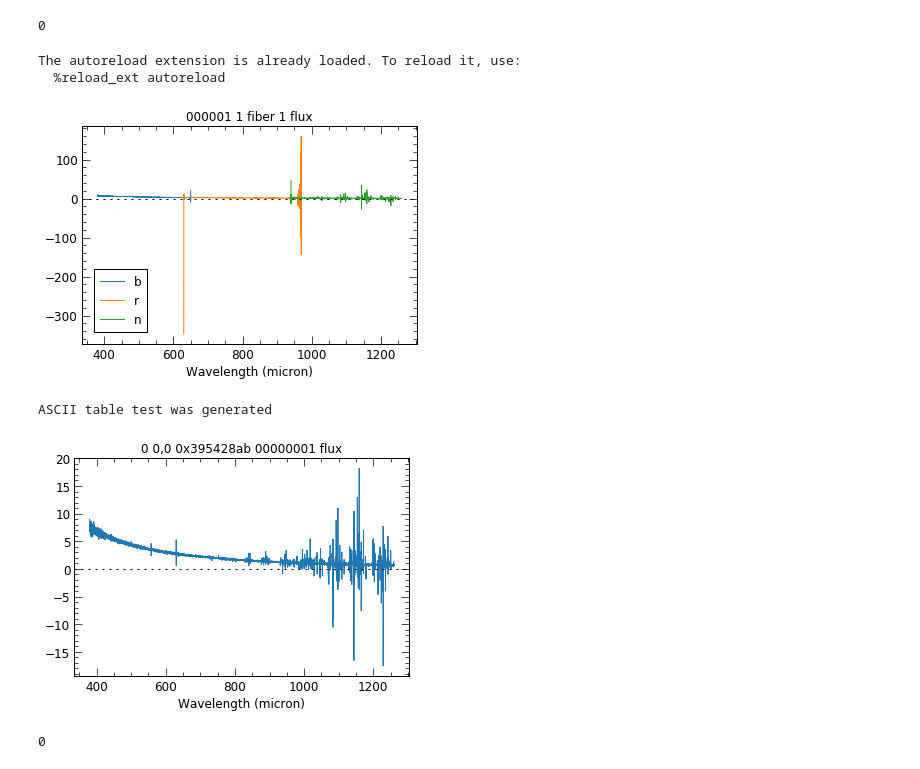
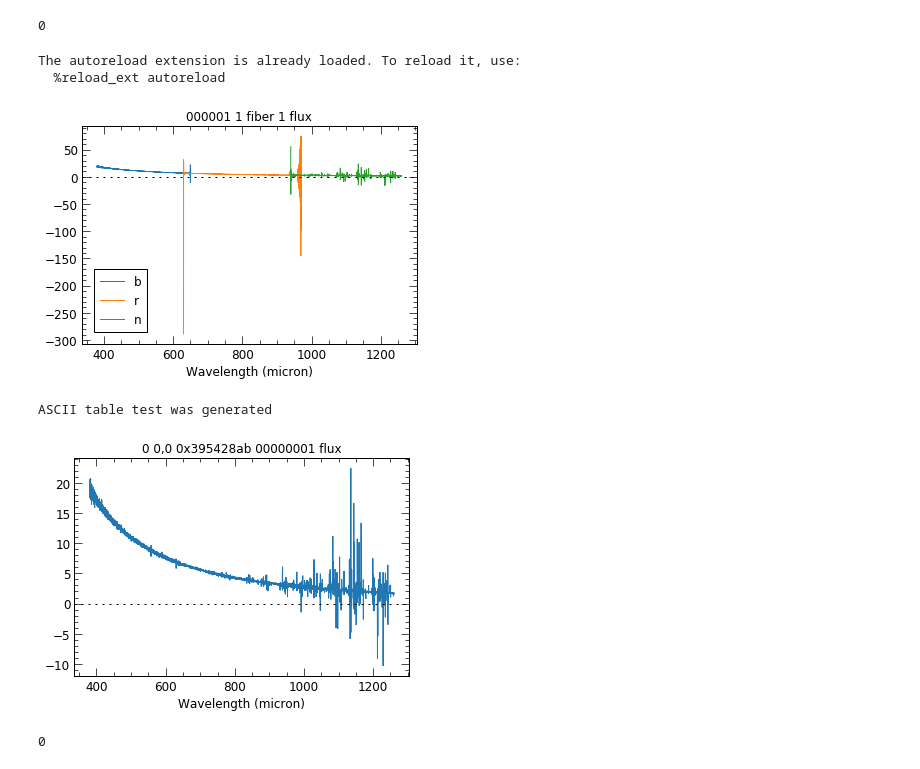
Before and after one commit to Subaru-PFS/spt_ExposureTimeCalculator, a Jupyter notebook: example/notebooks/ETC Example.ipynb, the cells around one changed output. Saved outputs shown, nothing was run; the diff lists cells and outputs as text; code cells hidden in the pictures.

```diff
--- a/example/notebooks/ETC Example.ipynb
+++ b/example/notebooks/ETC Example.ipynb
@@ -78,27 +78,27 @@ The autoreload extension is already loaded. To reload it, use:
 # %%
 %matplotlib inline
 %load_ext autoreload
 %autoreload 2
 
 import matplotlib.pyplot as plt
 import scipy as sp
 
 from pfsspecsim import pfsspec
 
 sim = pfsspec.Pfsspec()
 
-sim.set_param('MAG_FILE', 20.0)
+sim.set_param('MAG_FILE', 19.0)
 sim.set_param('EXP_NUM',16)
 sim.set_param('asciiTable','test')
 sim.set_param('nrealize',1)
 sim.set_param('plotObject','t')
 sim.set_param('plotArmSet','t')
 
 sim.make_sim_spec()
 # %% [output]
 The autoreload extension is already loaded. To reload it, use:
   %reload_ext autoreload
-[figure, old version]
+[figure, new version]
 ASCII table test was generated
-[figure, old version]
+[figure, new version]
 0
```
Also changed, not shown: 6 other files.
